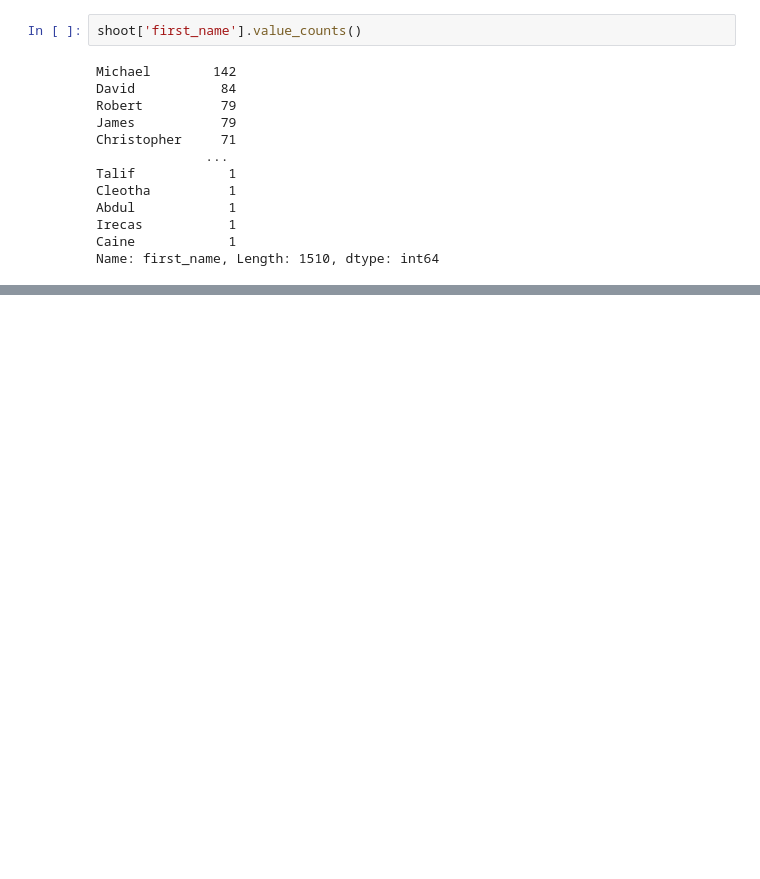
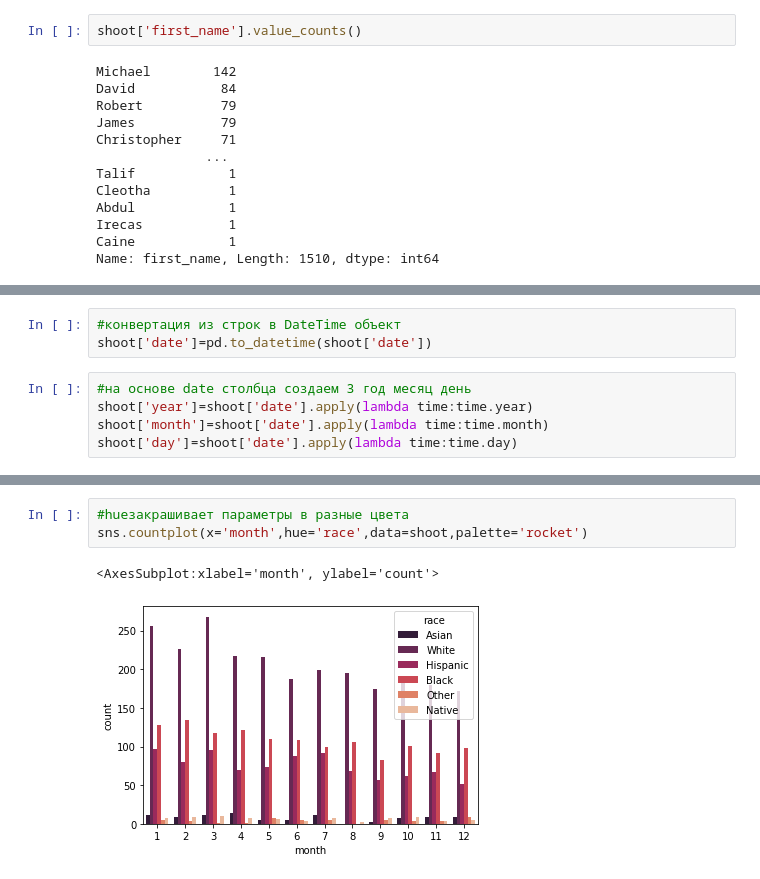
Before and after one commit to frau-muller/ml, a Jupyter notebook: us police.ipynb, the cells around one changed output, grey strips where cells are left out. Saved outputs shown, nothing was run; the diff lists cells and outputs as text; blank space fills up the shorter version.

```diff
--- a/us police.ipynb
+++ b/us police.ipynb
@@ -90,0 +100,8 @@ Name: first_name, Length: 1510, dtype: int64
+# %%
+#конвертация из строк в DateTime объект
+shoot['date']=pd.to_datetime(shoot['date'])
+# %%
+#на основе date столбца создаем 3 год месяц день
+shoot['year']=shoot['date'].apply(lambda time:time.year)
+shoot['month']=shoot['date'].apply(lambda time:time.month)
+shoot['day']=shoot['date'].apply(lambda time:time.day)
@@ -90,0 +122,6 @@ Name: first_name, Length: 1510, dtype: int64
+# %%
+#hueзакрашивает параметры в разные цвета
+sns.countplot(x='month',hue='race',data=shoot,palette='rocket')
+# %% [output]
+<AxesSubplot:xlabel='month', ylabel='count'>
+[figure, added]
```
Also changed, not shown: parts of 8 cells of this notebook.
